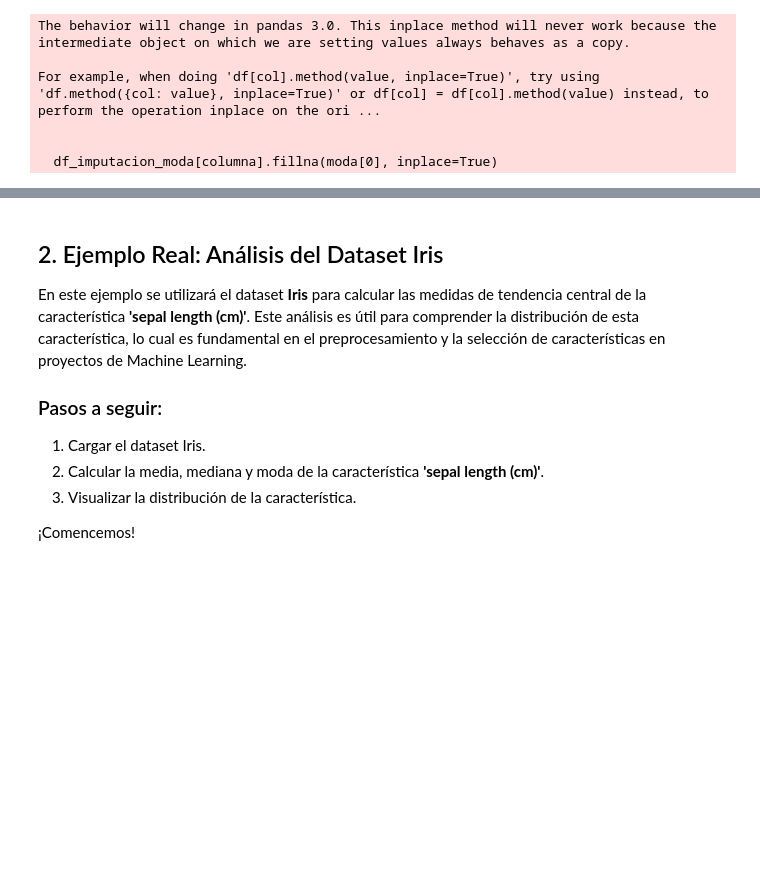
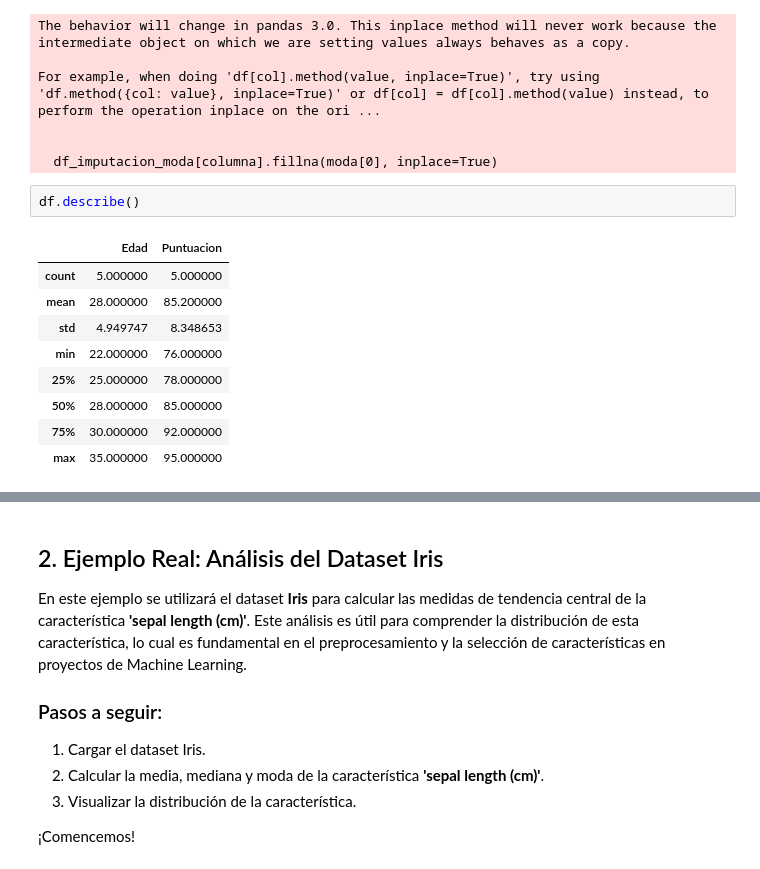
Before and after one commit to JZGlez/MCD_G2_Programacion2, a Jupyter notebook: 1. Medidas_tendencia_central_real.ipynb, the cells around one changed output, grey strips where cells are left out. Saved outputs shown, nothing was run; the diff lists cells and outputs as text; blank space fills up the shorter version.

```diff
--- a/1. Medidas_tendencia_central_real.ipynb
+++ b/1. Medidas_tendencia_central_real.ipynb
@@ -179,3 +187,15 @@ For example, when doing 'df[col].method(value, inplace=True)', try using 'df.met
 
 
   df_imputacion_moda[columna].fillna(moda[0], inplace=True)
+# %%
+df.describe()
+# %% [output]
+|  | Edad | Puntuacion |
+| count | 5.000000 | 5.000000 |
+| mean | 28.000000 | 85.200000 |
+| std | 4.949747 | 8.348653 |
+| min | 22.000000 | 76.000000 |
+| 25% | 25.000000 | 78.000000 |
+| 50% | 28.000000 | 85.000000 |
+| 75% | 30.000000 | 92.000000 |
+| max | 35.000000 | 95.000000 |
```
Also changed, not shown: parts of 8 cells of this notebook.
